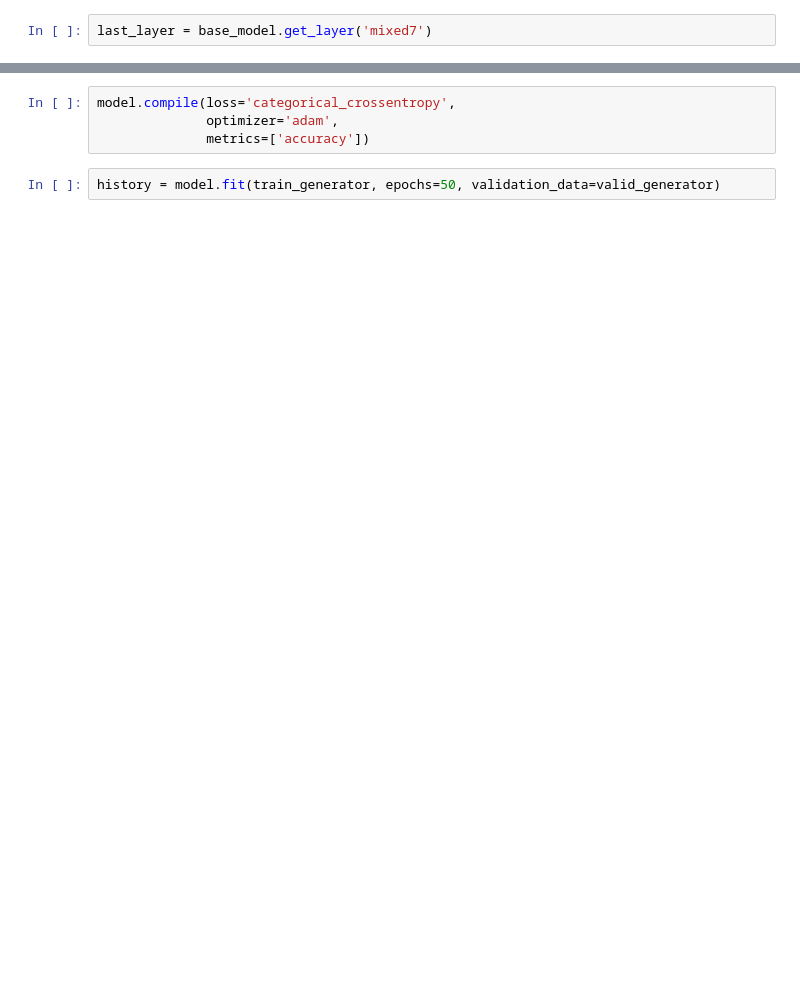
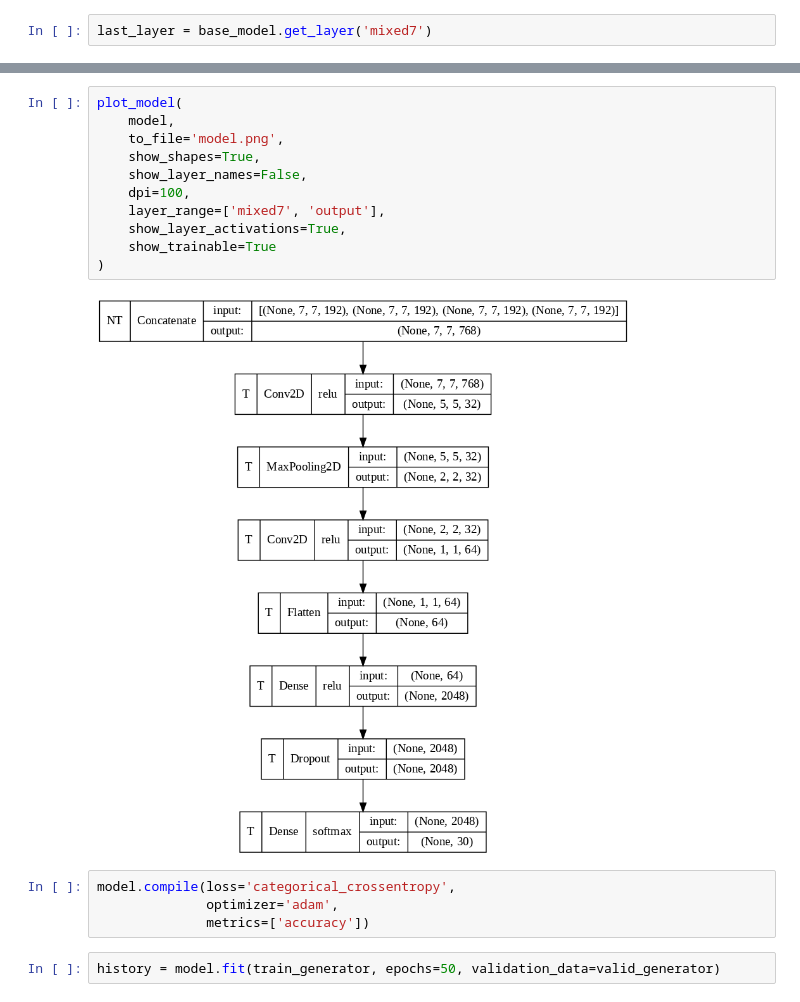
Before and after one commit to OurCultureBangkit/machine_learning, a Jupyter notebook: ourculture_model/ourCulture.ipynb, the cells around one changed output, grey strips where cells are left out. Cells and saved outputs as stored; diff of their text form; blank space fills up the shorter version.

```diff
--- a/ourculture_model/ourCulture.ipynb
+++ b/ourculture_model/ourCulture.ipynb
@@ -164,3 +98,16 @@ ________________________________________________________________________________
+# %%
+plot_model(
+    model,
+    to_file='model.png',
+    show_shapes=True,
+    show_layer_names=False,
+    dpi=100,
+    layer_range=['mixed7', 'output'],
+    show_layer_activations=True,
+    show_trainable=True
+)
+# %% [output]
+[figure, added]
 # %%
 model.compile(loss='categorical_crossentropy',
               optimizer='adam',
```
Also changed, not shown: parts of 17 cells of this notebook.
